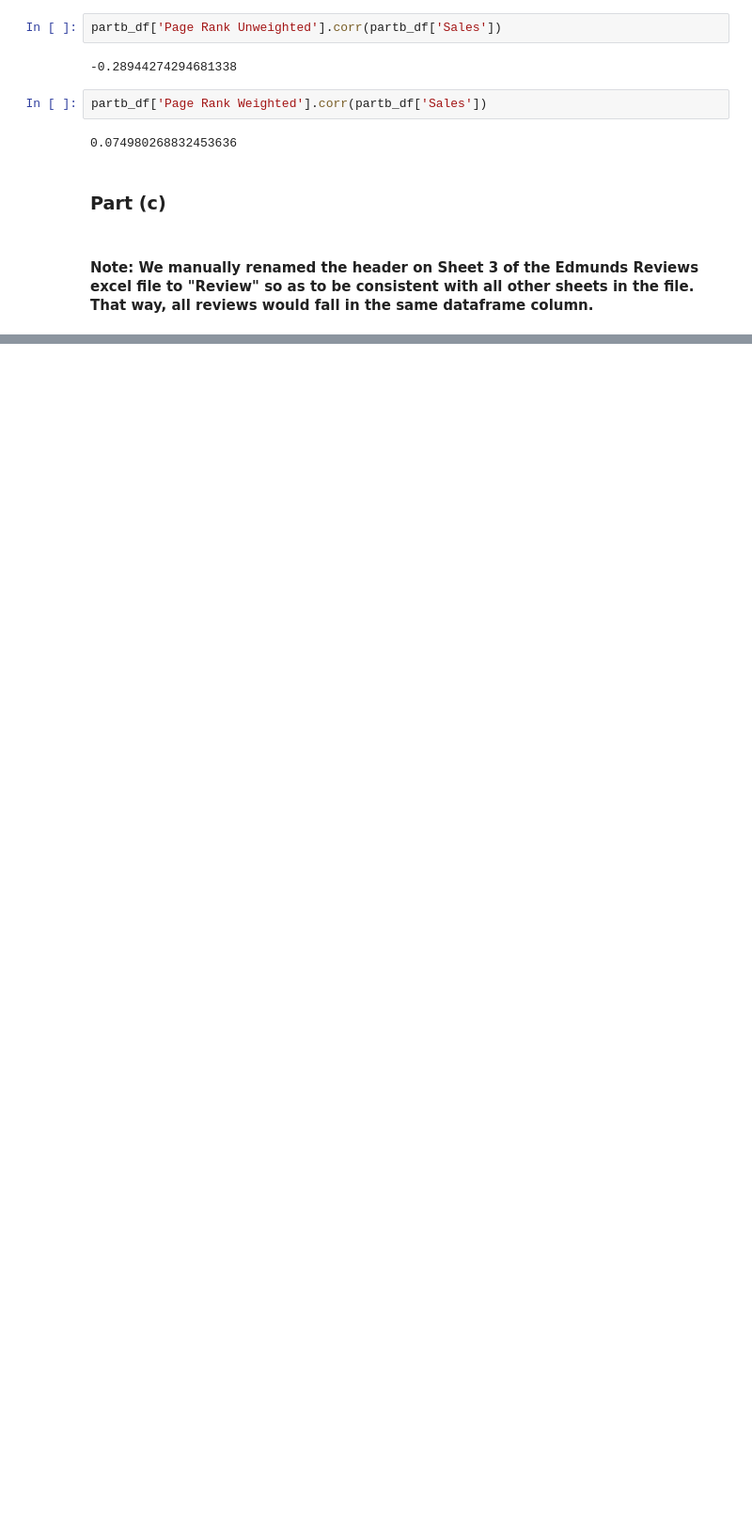
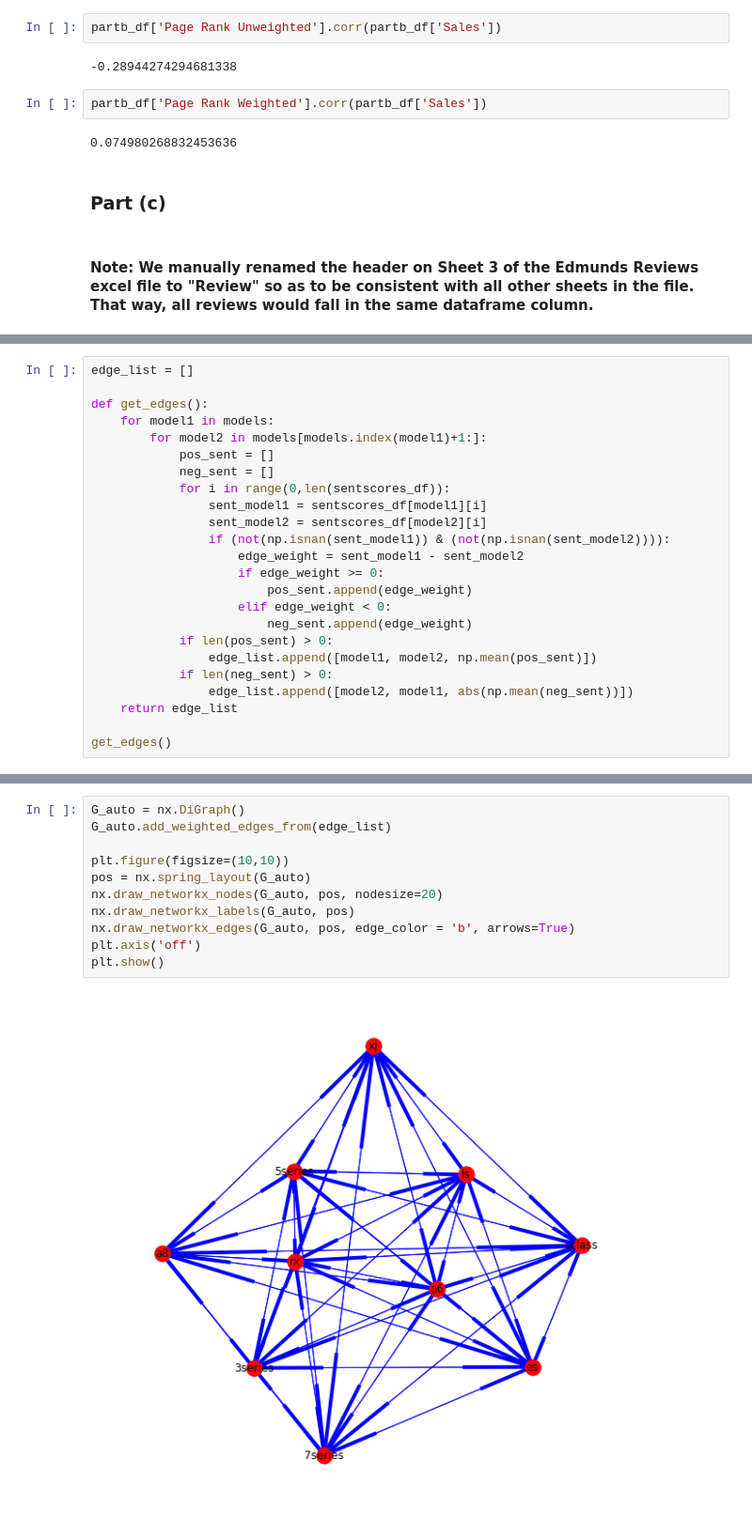
Before and after one commit to timlai09/TextAnalysis, a Jupyter notebook: Assignment3/TextAssignment3-Heard-Lai-Mulcahy-Quijano-Reynolds.ipynb, the cells around one changed output, grey strips where cells are left out. Shown at 94% size. Cells and saved outputs as stored; diff of their text form; blank space fills up the shorter version.

Commit message:
10/13 Pretty plots added

```diff
--- a/Assignment3/TextAssignment3-Heard-Lai-Mulcahy-Quijano-Reynolds.ipynb
+++ b/Assignment3/TextAssignment3-Heard-Lai-Mulcahy-Quijano-Reynolds.ipynb
@@ -216,0 +188,24 @@ ed
+# %%
+edge_list = []
+
+def get_edges():
+    for model1 in models:
+        for model2 in models[models.index(model1)+1:]:
+            pos_sent = []
+            neg_sent = []
+            for i in range(0,len(sentscores_df)):
+                sent_model1 = sentscores_df[model1][i]
+                sent_model2 = sentscores_df[model2][i]
+                if (not(np.isnan(sent_model1)) & (not(np.isnan(sent_model2)))):
+                    edge_weight = sent_model1 - sent_model2
+                    if edge_weight >= 0:
+                        pos_sent.append(edge_weight)
+                    elif edge_weight < 0:
+                        neg_sent.append(edge_weight)
+            if len(pos_sent) > 0:
+                edge_list.append([model1, model2, np.mean(pos_sent)])
+            if len(neg_sent) > 0:
+                edge_list.append([model2, model1, abs(np.mean(neg_sent))])
+    return edge_list
+
+get_edges()
@@ -216,0 +230,13 @@ ed
+# %%
+G_auto = nx.DiGraph()
+G_auto.add_weighted_edges_from(edge_list)
+
+plt.figure(figsize=(10,10))
+pos = nx.spring_layout(G_auto)
+nx.draw_networkx_nodes(G_auto, pos, nodesize=20)
+nx.draw_networkx_labels(G_auto, pos)
+nx.draw_networkx_edges(G_auto, pos, edge_color = 'b', arrows=True)
+plt.axis('off')
+plt.show()
+# %% [output]
+[figure, added]
```
Also changed, not shown: parts of 17 cells of this notebook, 1 other file.
